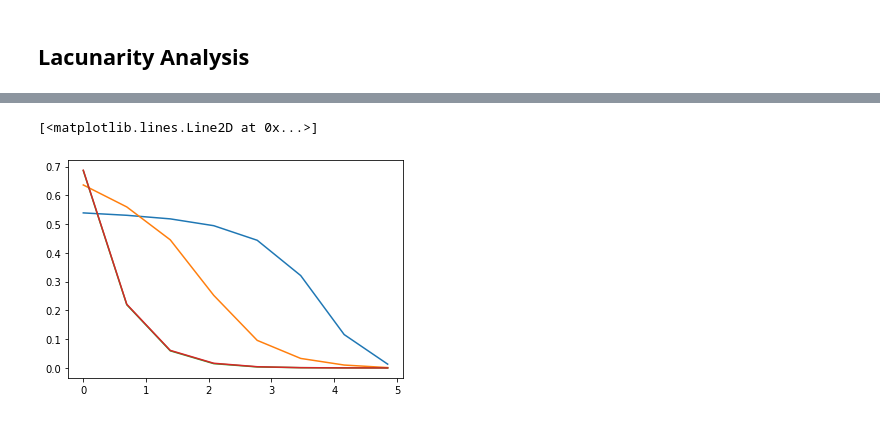
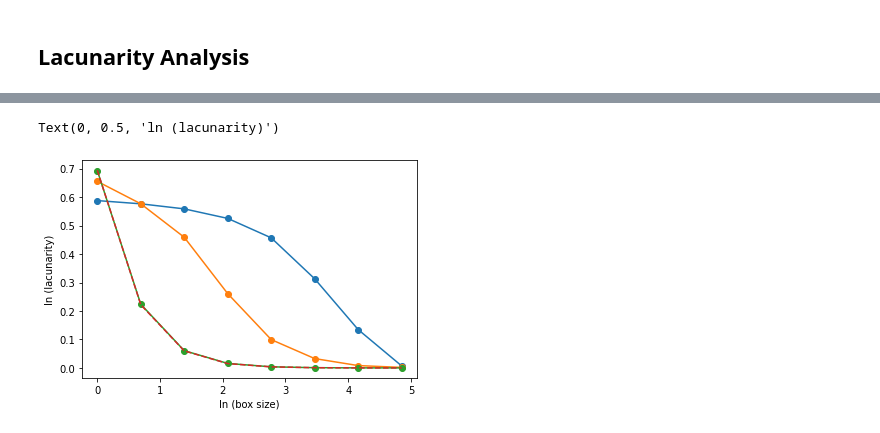
Before and after one commit to vaswin0/FracLac, a Jupyter notebook: lac_ind_paper.ipynb, the cells around one changed output, grey strips where cells are left out. Cells and saved outputs as stored; diff of their text form; code cells hidden in the pictures.

```diff
--- a/lac_ind_paper.ipynb
+++ b/lac_ind_paper.ipynb
@@ -223,13 +200,15 @@ maps =  np.array(maps)
 # %%
 
 for i in range(len(maps)):
     if  maps[i,4] == 0.5:
-        plt.plot(np.log(box_size),np.log(lacunarity(RandHierarchFracGen(3, 216, maps[i,1:-1] )) ))
+        plt.plot(np.log(box_size),np.log(lacunarity(RandHierarchFracGen(3, 216, maps[i,1:-1] )) ),'-o')
 
-plt.plot(np.log(box_size),np.log(lacunarity(random50)))
+plt.plot(np.log(box_size),np.log(lacunarity(random50)), '--')
+plt.xlabel('ln (box size)')
+plt.ylabel('ln (lacunarity)')
 # %% [output]
-[<matplotlib.lines.Line2D at 0x...>]
+Text(0, 0.5, 'ln (lacunarity)')
-[figure, old version]
+[figure, new version]
 # %%
 for i in range(len(maps)):
     if  maps[i,4] == 0.917:
```
Also changed, not shown: parts of 5 cells of this notebook.
